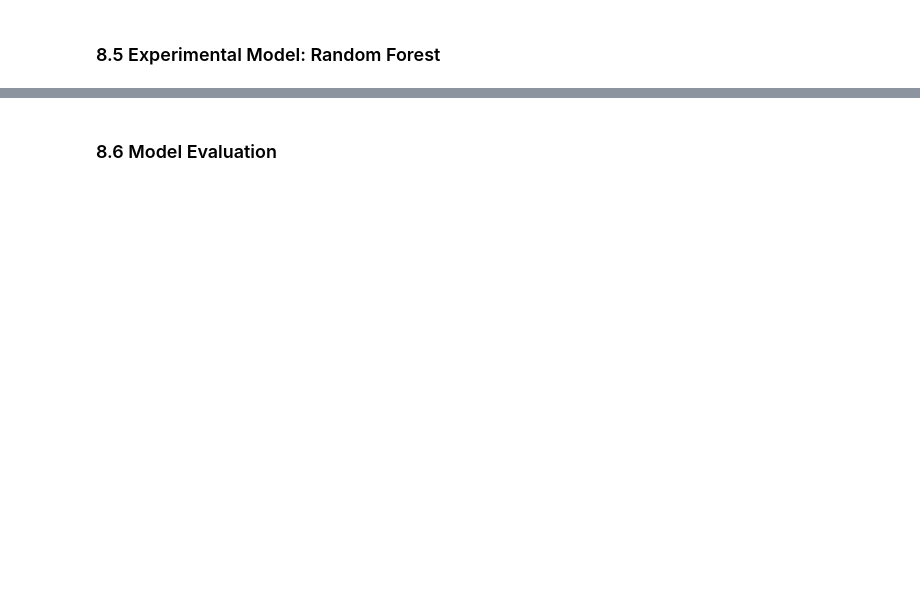
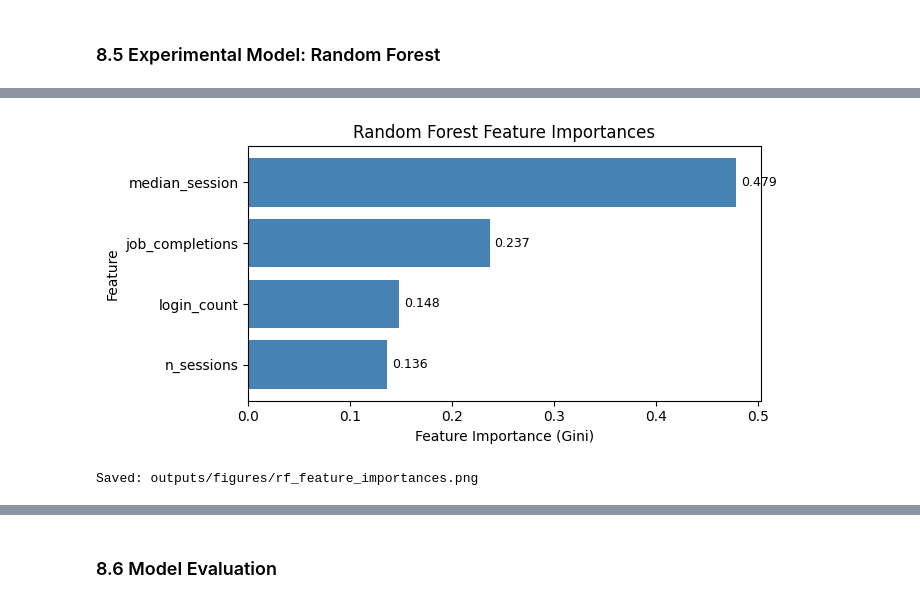
Before and after one commit to thebobmay/statistical-analysis-player-behavior, a Jupyter notebook: notebooks/analysis.ipynb, the cells around one changed output, grey strips where cells are left out. Cells and saved outputs as stored; diff of their text form; code cells hidden in the pictures; blank space fills up the shorter version.

```diff
--- a/notebooks/analysis.ipynb
+++ b/notebooks/analysis.ipynb
@@ -636,2 +687,13 @@ The direction of the effect is consistent with Self-Determination Theory: player
 # %% [markdown]
 ### 8.4 Baseline Model: Logistic Regression
+# %%
+from sklearn.linear_model import LogisticRegression
+from sklearn.metrics import accuracy_score, classification_report
+
+lr = LogisticRegression(max_iter=1000, random_state=42)
+lr.fit(X_train, y_train)
+y_pred_lr = lr.predict(X_test)
+
+print("Logistic Regression")
+print(f"Accuracy: {accuracy_score(y_test, y_pred_lr):.4f}")
+print(classification_report(y_test, y_pred_lr, target_names=['Low', 'High']))
@@ -638,2 +713,16 @@ The direction of the effect is consistent with Self-Determination Theory: player
 # %% [markdown]
 ### 8.5 Experimental Model: Random Forest
+# %%
+from sklearn.ensemble import RandomForestClassifier
+
+rf = RandomForestClassifier(n_estimators=100, random_state=42)
+rf.fit(X_train, y_train)
+y_pred_rf = rf.predict(X_test)
+
+print("Random Forest")
+print(f"Accuracy: {accuracy_score(y_test, y_pred_rf):.4f}")
+print(classification_report(y_test, y_pred_rf, target_names=['Low', 'High']))
+
+print("Feature importances:")
+for feat, imp in sorted(zip(features, rf.feature_importances_), key=lambda x: -x[1]):
+    print(f"  {feat:<22} {imp:.4f}")
@@ -639,0 +746,17 @@ The direction of the effect is consistent with Self-Determination Theory: player
+# %%
+importances = pd.Series(rf.feature_importances_, index=features).sort_values()
+
+fig, ax = plt.subplots(figsize=(7, 3.5))
+ax.barh(importances.index, importances.values, color='steelblue')
+ax.set_xlabel('Feature Importance (Gini)')
+ax.set_ylabel('Feature')
+ax.set_title('Random Forest Feature Importances')
+for i, v in enumerate(importances.values):
+    ax.text(v + 0.005, i, f'{v:.3f}', va='center', fontsize=9)
+plt.tight_layout()
+plt.savefig(FIGURES_DIR / 'rf_feature_importances.png', dpi=150)
+plt.show()
+print('Saved: outputs/figures/rf_feature_importances.png')
+# %% [output]
+[figure, added]
+Saved: outputs/figures/rf_feature_importances.png
```
Also changed, not shown: parts of 11 cells of this notebook, 2 other files.
